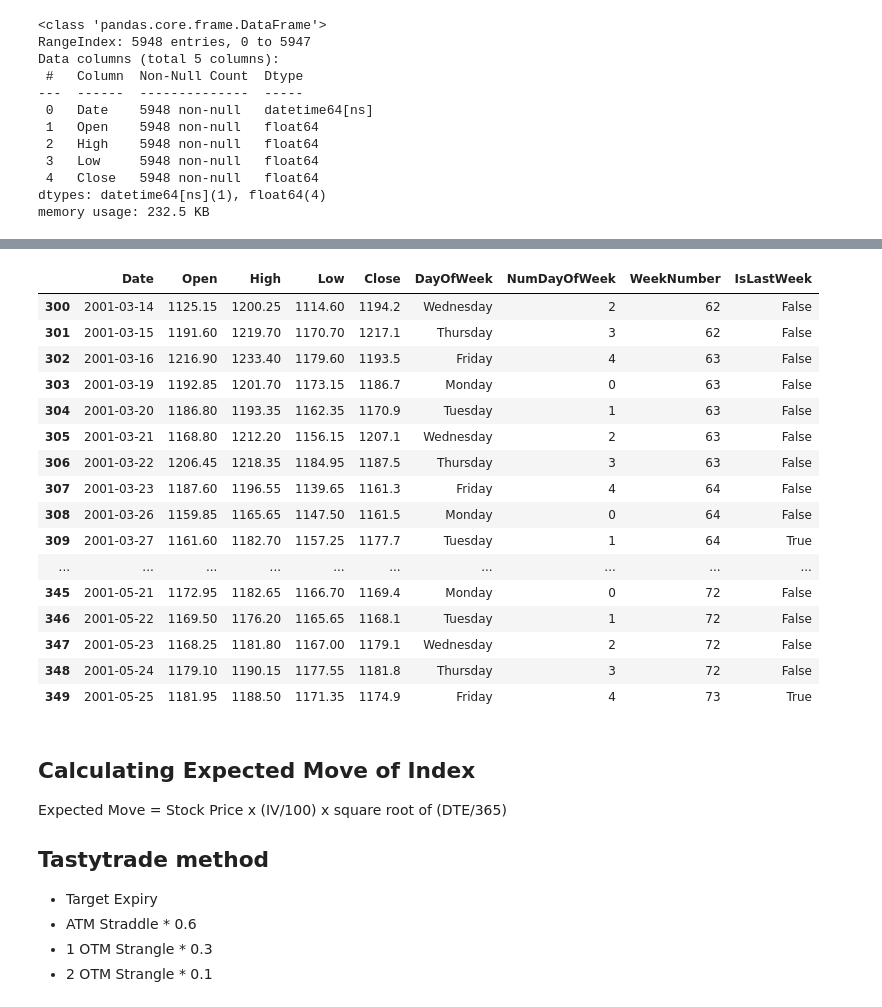
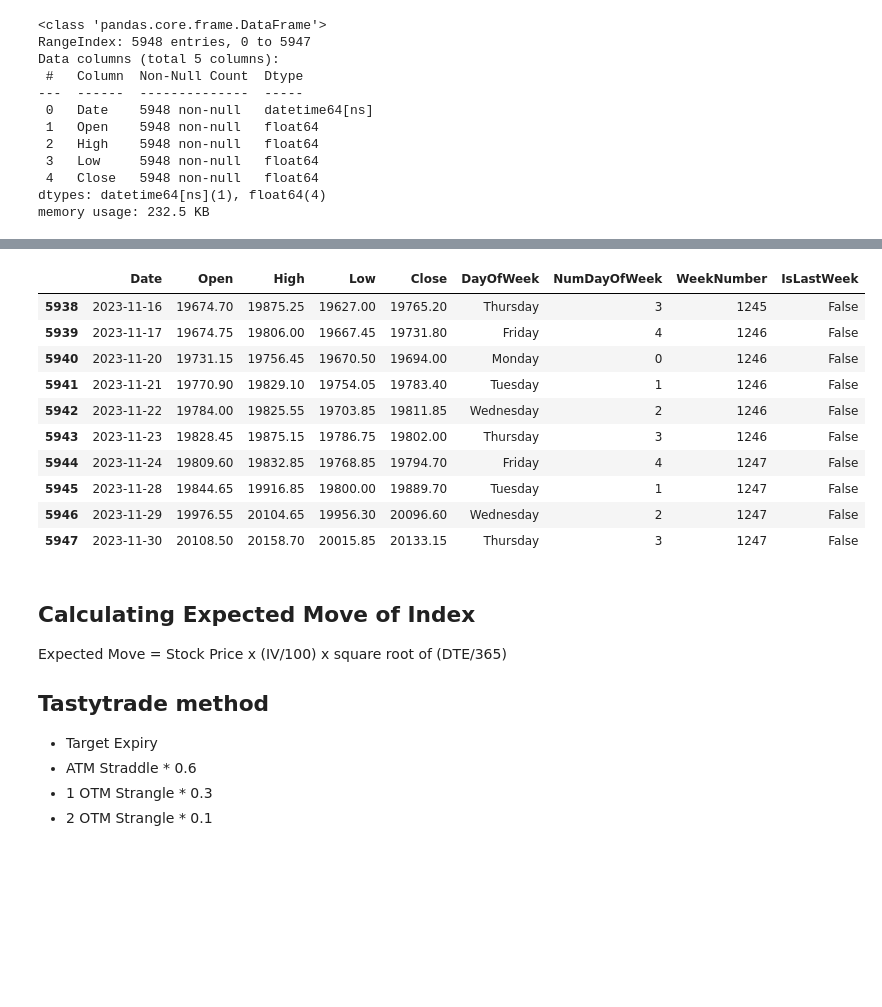
Before and after one commit to shankar58989/NiftyOptionsStrategyExperiment, a Jupyter notebook: notebooks/DataImportNotebook.ipynb, the cells around one changed output, grey strips where cells are left out. Cells and saved outputs as stored; diff of their text form; code cells hidden in the pictures; blank space fills up the shorter version.

Commit message:
wip on nifty_df

```diff
--- a/notebooks/DataImportNotebook.ipynb
+++ b/notebooks/DataImportNotebook.ipynb
@@ -550,18 +550,15 @@ memory usage: 325.4+ KB
 # %%
 # Delete the columns 'Index Name' and 'INDEX_NAME'
 nifty_df.drop(["Index Name", "INDEX_NAME"], axis=1, inplace=True)
-# %%
-# Convert all columns to lowercase
-nifty_df.columns = map(str.lower, nifty_df.columns)
 # %%
 # Rename all column names
 nifty_df.rename(
     columns={
-        "historicaldate": "Date",
-        "open": "Open",
-        "high": "High",
-        "low": "Low",
-        "close": "Close",
+        "HistoricalDate": "Date",
+        "OPEN": "Open",
+        "HIGH": "High",
+        "LOW": "Low",
+        "CLOSE": "Close",
     },
     inplace=True,
 )
@@ -613,6 +602,0 @@ def IsLastWeekOfMonth(date):
-# %%
-# Apply the function to the 'date' column and create a new column 'is_last_week'
-nifty_df["IsLastWeek"] = nifty_df["Date"].apply(IsLastWeekOfMonth)
-
-# Print the DataFrame with the new column
-print(nifty_df[["Date", "WeekNumber", "IsLastWeek"]])
@@ -644,23 +633,17 @@ print(nifty_df[["Date", "WeekNumber", "IsLastWeek"]])
-# %%
-nifty_df[300:350]
-# %% [output]
-|  | Date | Open | High | Low | Close | DayOfWeek | NumDayOfWeek | WeekNumber | IsLastWeek |
-| 300 | 2001-03-14 | 1125.15 | 1200.25 | 1114.60 | 1194.2 | Wednesday | 2 | 62 | False |
-| 301 | 2001-03-15 | 1191.60 | 1219.70 | 1170.70 | 1217.1 | Thursday | 3 | 62 | False |
-| 302 | 2001-03-16 | 1216.90 | 1233.40 | 1179.60 | 1193.5 | Friday | 4 | 63 | False |
-| 303 | 2001-03-19 | 1192.85 | 1201.70 | 1173.15 | 1186.7 | Monday | 0 | 63 | False |
-| 304 | 2001-03-20 | 1186.80 | 1193.35 | 1162.35 | 1170.9 | Tuesday | 1 | 63 | False |
-| 305 | 2001-03-21 | 1168.80 | 1212.20 | 1156.15 | 1207.1 | Wednesday | 2 | 63 | False |
-| 306 | 2001-03-22 | 1206.45 | 1218.35 | 1184.95 | 1187.5 | Thursday | 3 | 63 | False |
-| 307 | 2001-03-23 | 1187.60 | 1196.55 | 1139.65 | 1161.3 | Friday | 4 | 64 | False |
-| 308 | 2001-03-26 | 1159.85 | 1165.65 | 1147.50 | 1161.5 | Monday | 0 | 64 | False |
-| 309 | 2001-03-27 | 1161.60 | 1182.70 | 1157.25 | 1177.7 | Tuesday | 1 | 64 | True |
-| ... | ... | ... | ... | ... | ... | ... | ... | ... | ... |
-| 345 | 2001-05-21 | 1172.95 | 1182.65 | 1166.70 | 1169.4 | Monday | 0 | 72 | False |
-| 346 | 2001-05-22 | 1169.50 | 1176.20 | 1165.65 | 1168.1 | Tuesday | 1 | 72 | False |
-| 347 | 2001-05-23 | 1168.25 | 1181.80 | 1167.00 | 1179.1 | Wednesday | 2 | 72 | False |
-| 348 | 2001-05-24 | 1179.10 | 1190.15 | 1177.55 | 1181.8 | Thursday | 3 | 72 | False |
-| 349 | 2001-05-25 | 1181.95 | 1188.50 | 1171.35 | 1174.9 | Friday | 4 | 73 | True |
+# %%
+nifty_df.tail(10)
+# %% [output]
+|  | Date | Open | High | Low | Close | DayOfWeek | NumDayOfWeek | WeekNumber | IsLastWeek |
+| 5938 | 2023-11-16 | 19674.70 | 19875.25 | 19627.00 | 19765.20 | Thursday | 3 | 1245 | False |
+| 5939 | 2023-11-17 | 19674.75 | 19806.00 | 19667.45 | 19731.80 | Friday | 4 | 1246 | False |
+| 5940 | 2023-11-20 | 19731.15 | 19756.45 | 19670.50 | 19694.00 | Monday | 0 | 1246 | False |
+| 5941 | 2023-11-21 | 19770.90 | 19829.10 | 19754.05 | 19783.40 | Tuesday | 1 | 1246 | False |
+| 5942 | 2023-11-22 | 19784.00 | 19825.55 | 19703.85 | 19811.85 | Wednesday | 2 | 1246 | False |
+| 5943 | 2023-11-23 | 19828.45 | 19875.15 | 19786.75 | 19802.00 | Thursday | 3 | 1246 | False |
+| 5944 | 2023-11-24 | 19809.60 | 19832.85 | 19768.85 | 19794.70 | Friday | 4 | 1247 | False |
+| 5945 | 2023-11-28 | 19844.65 | 19916.85 | 19800.00 | 19889.70 | Tuesday | 1 | 1247 | False |
+| 5946 | 2023-11-29 | 19976.55 | 20104.65 | 19956.30 | 20096.60 | Wednesday | 2 | 1247 | False |
+| 5947 | 2023-11-30 | 20108.50 | 20158.70 | 20015.85 | 20133.15 | Thursday | 3 | 1247 | False |
 # %% [markdown]
 ## Calculating Expected Move of Index
 Expected Move = Stock Price x (IV/100) x square root of (DTE/365)
```
Also changed, not shown: parts of 4 cells of this notebook.
